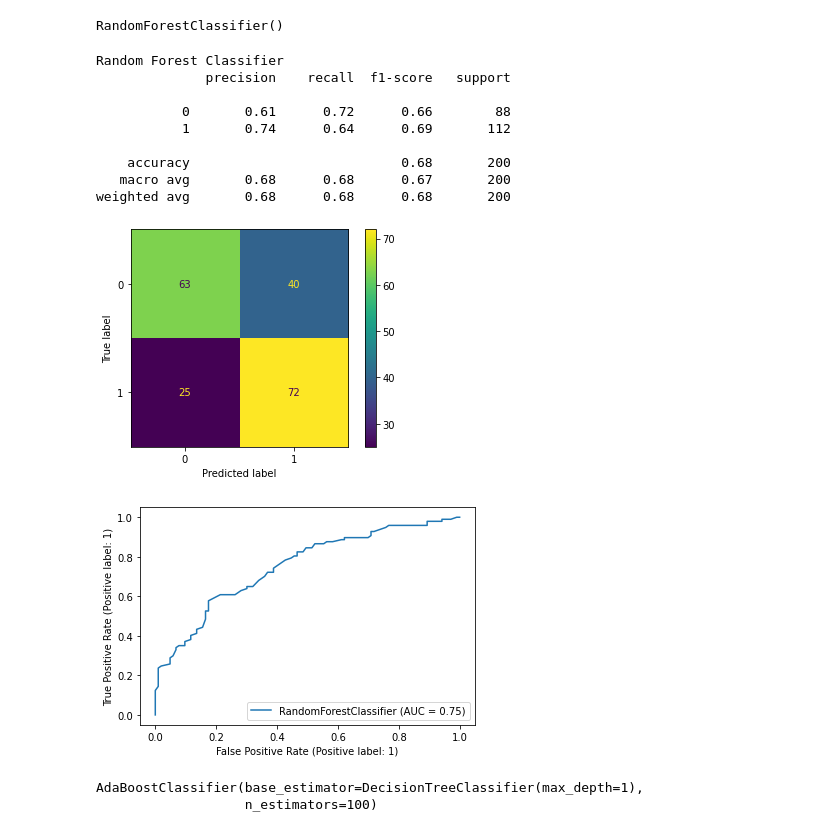
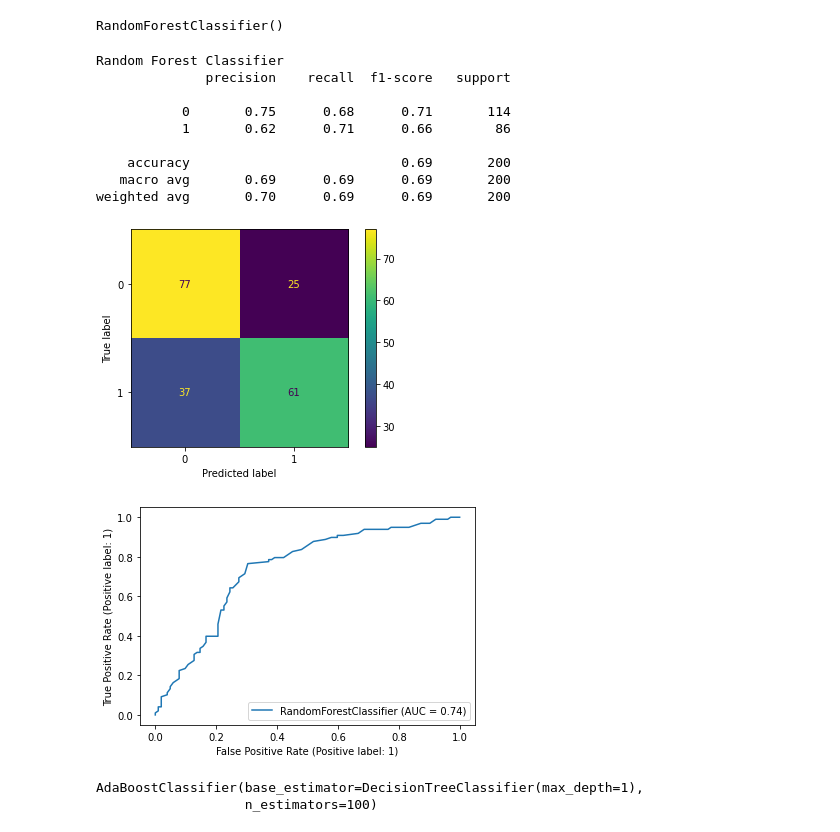
Before and after one commit to 19PA1A0465/miniproject-final-evaluation, a Jupyter notebook: model_with_approx.ipynb, the cells around one changed output. Saved outputs shown, nothing was run; the diff lists cells and outputs as text; code cells hidden in the pictures.

```diff
--- a/model_with_approx.ipynb
+++ b/model_with_approx.ipynb
@@ -161,21 +180,26 @@ ran=RandomForestClassifier(n_estimators=100)
 ran.fit(X_train,y_train)
 # %% [output]
 RandomForestClassifier()
-# %%
-print("Random Forest Classifier")
-report(ran)
-# %% [output]
-Random Forest Classifier
-              precision    recall  f1-score   support
-
-           0       0.61      0.72      0.66        88
-           1       0.74      0.64      0.69       112
-
-    accuracy                           0.68       200
-   macro avg       0.68      0.68      0.67       200
-weighted avg       0.68      0.68      0.68       200
-[figure, removed]
-[figure, removed]
+# %%
+print("Random Forest Classifier")
+preds = ran.predict(X_test)
+print(classification_report(preds,y_test))
+plot_confusion_matrix(ran,X_test,y_test)
+plt.savefig("confusionRandomForest.png")
+plot_roc_curve(ran,X_test,y_test)
+plt.savefig("rocRandomForest.png")
+# %% [output]
+Random Forest Classifier
+              precision    recall  f1-score   support
+
+           0       0.75      0.68      0.71       114
+           1       0.62      0.71      0.66        86
+
+    accuracy                           0.69       200
+   macro avg       0.69      0.69      0.69       200
+weighted avg       0.70      0.69      0.69       200
+[figure, added]
+[figure, added]
 # %%
 #now building  adaboostclassifier on training sets and fitting
 classifier = AdaBoostClassifier(
```
Also changed, not shown: parts of 17 cells of this notebook.
